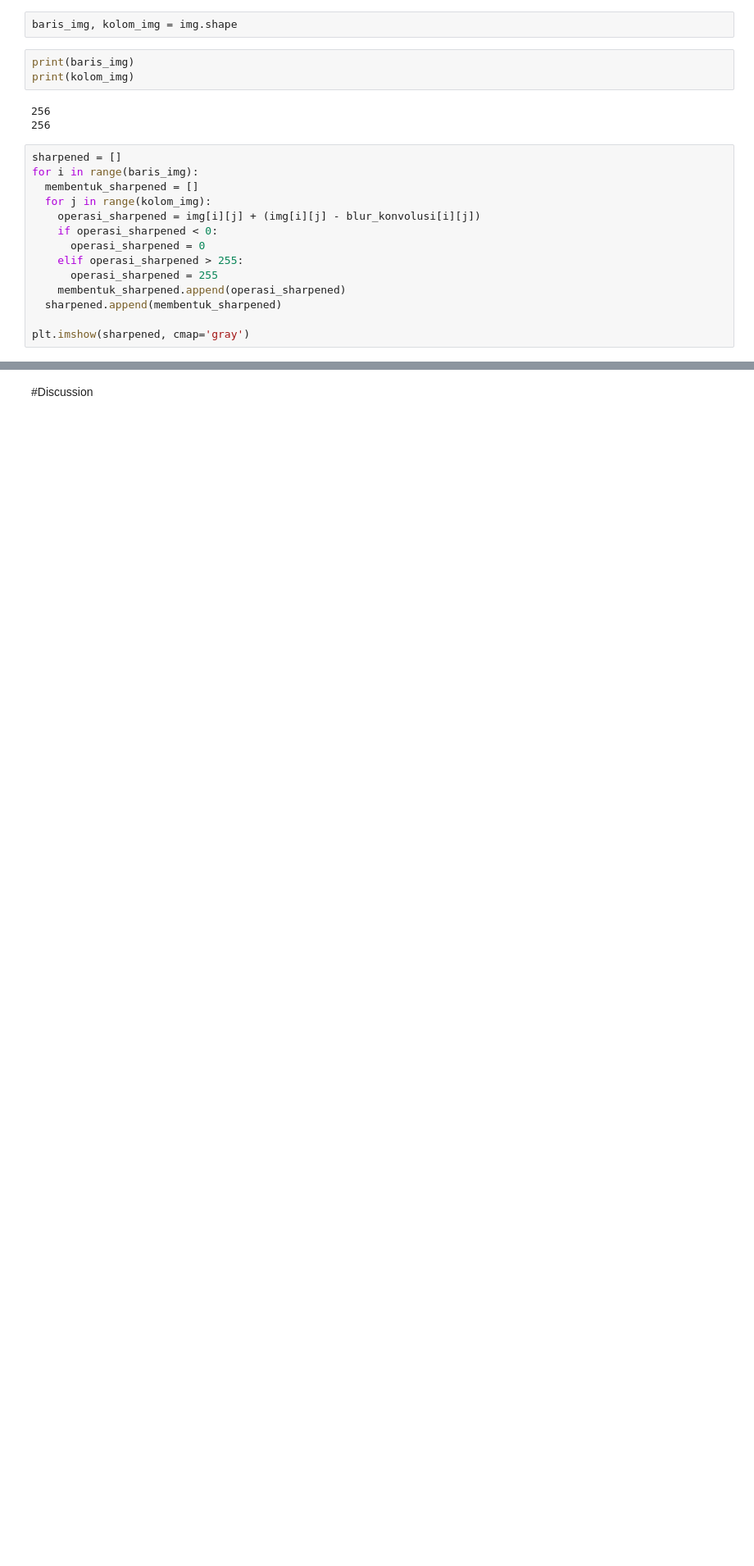
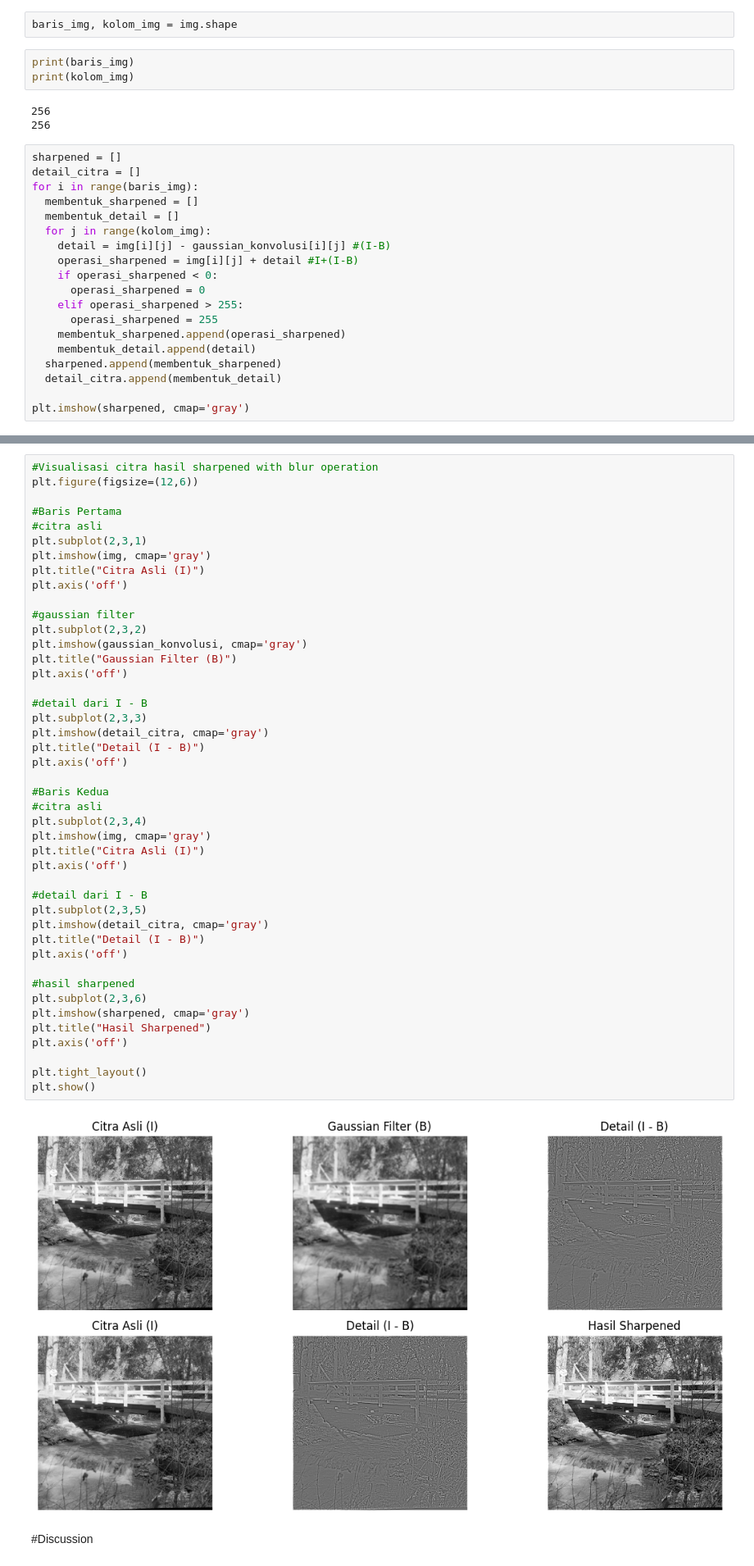
Before and after one commit to nyayuchika/pcd-coursework, a Jupyter notebook: PCD_Assignment02.ipynb, the cells around one changed output, grey strips where cells are left out. Shown at 82% size. Cells and saved outputs as stored; diff of their text form; blank space fills up the shorter version.

```diff
--- a/PCD_Assignment02.ipynb
+++ b/PCD_Assignment02.ipynb
@@ -238,20 +187,71 @@ print(kolom_img)
 256
 # %%
 sharpened = []
+detail_citra = []
 for i in range(baris_img):
   membentuk_sharpened = []
+  membentuk_detail = []
   for j in range(kolom_img):
-    operasi_sharpened = img[i][j] + (img[i][j] - blur_konvolusi[i][j])
+    detail = img[i][j] - gaussian_konvolusi[i][j] #(I-B)
+    operasi_sharpened = img[i][j] + detail #I+(I-B)
     if operasi_sharpened < 0:
       operasi_sharpened = 0
     elif operasi_sharpened > 255:
       operasi_sharpened = 255
     membentuk_sharpened.append(operasi_sharpened)
+    membentuk_detail.append(detail)
   sharpened.append(membentuk_sharpened)
+  detail_citra.append(membentuk_detail)
 
 plt.imshow(sharpened, cmap='gray')
 # %% [output]
 <matplotlib.image.AxesImage at 0x...>
 [figure]
+# %%
+#Visualisasi citra hasil sharpened with blur operation
+plt.figure(figsize=(12,6))
+
+#Baris Pertama
+#citra asli
+plt.subplot(2,3,1)
+plt.imshow(img, cmap='gray')
+plt.title("Citra Asli (I)")
+plt.axis('off')
+
+#gaussian filter
+plt.subplot(2,3,2)
+plt.imshow(gaussian_konvolusi, cmap='gray')
+plt.title("Gaussian Filter (B)")
+plt.axis('off')
+
+#detail dari I - B
+plt.subplot(2,3,3)
+plt.imshow(detail_citra, cmap='gray')
+plt.title("Detail (I - B)")
+plt.axis('off')
+
+#Baris Kedua
+#citra asli
+plt.subplot(2,3,4)
+plt.imshow(img, cmap='gray')
+plt.title("Citra Asli (I)")
+plt.axis('off')
+
+#detail dari I - B
+plt.subplot(2,3,5)
+plt.imshow(detail_citra, cmap='gray')
+plt.title("Detail (I - B)")
+plt.axis('off')
+
+#hasil sharpened
+plt.subplot(2,3,6)
+plt.imshow(sharpened, cmap='gray')
+plt.title("Hasil Sharpened")
+plt.axis('off')
+
+plt.tight_layout()
+plt.show()
+# %% [output]
+[figure, added]
 # %% [markdown]
 #Discussion
```
Also changed, not shown: parts of 12 cells of this notebook.
